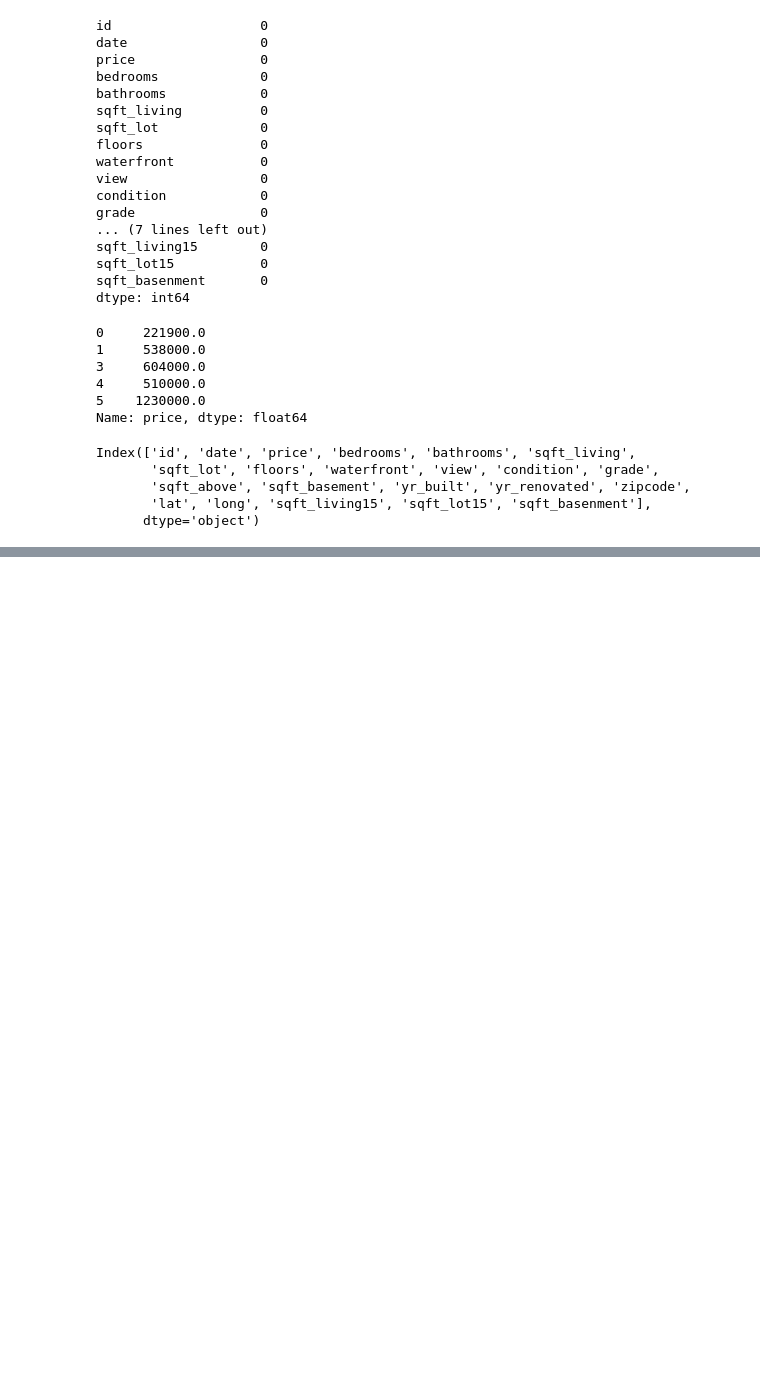
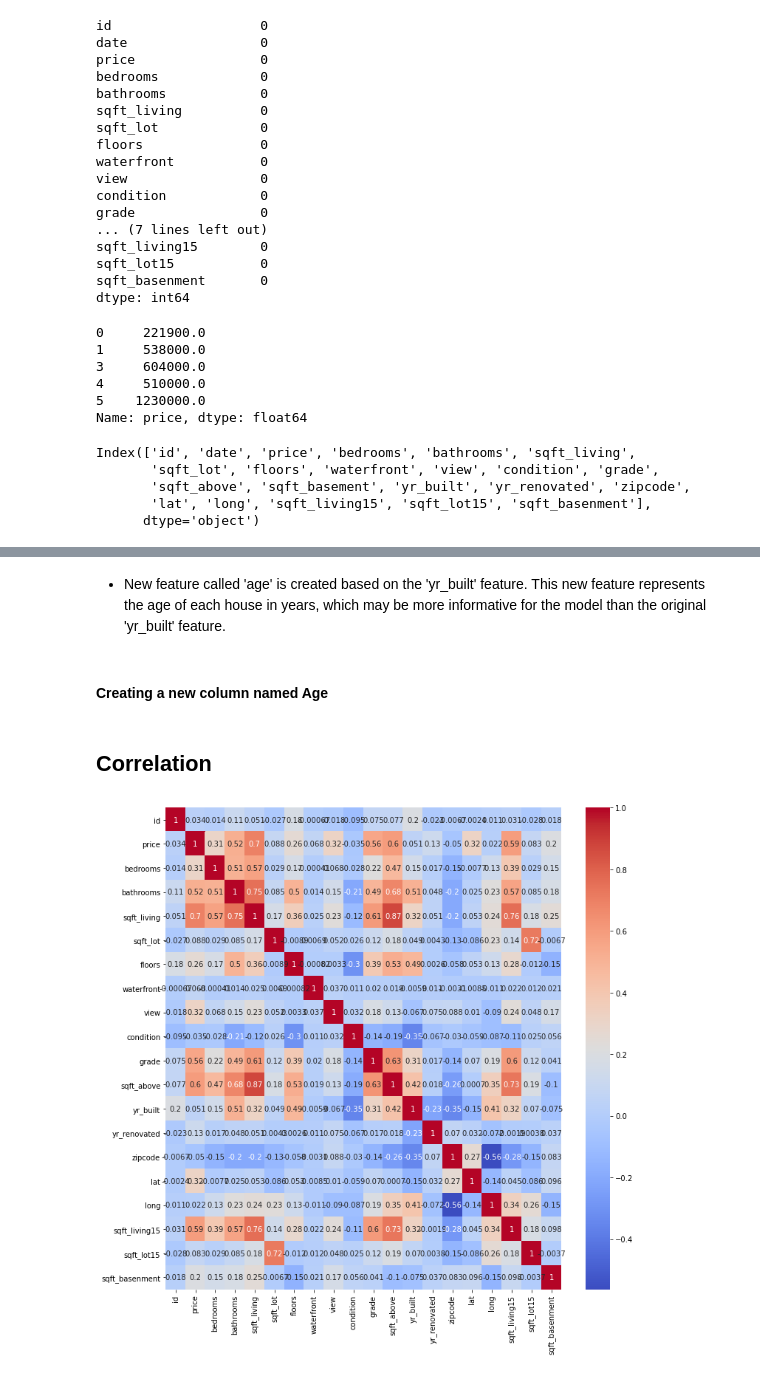
Before and after one commit to Derrick-wekesa/Data-science-phase-2, a Jupyter notebook: student1.ipynb, the cells around one changed output, grey strips where cells are left out. Saved outputs shown, nothing was run; the diff lists cells and outputs as text; code cells hidden in the pictures; blank space fills up the shorter version.

```diff
--- a/student1.ipynb
+++ b/student1.ipynb
@@ -229,0 +294,18 @@ Index(['id', 'date', 'price', 'bedrooms', 'bathrooms', 'sqft_living',
+# %%
+# create a new feature based on the year of construction
+df['age'] = 2023 - df['yr_built']
+# %% [markdown]
+- New feature called 'age' is created based on the 'yr_built' feature. This new feature represents the age of each house in years, which may be more informative for the model than the original 'yr_built' feature.
+# %% [markdown]
+#### Creating a new column named Age
+# %% [markdown]
+## Correlation
+# %%
+#heatmap to visualize the correlation between the features and the target variable:
+
+corr = df.corr()
+fig, ax = plt.subplots(figsize=(12,12))   # Set the figure size to 12 inches by 12 inches
+sns.heatmap(corr, cmap="coolwarm", annot=True)
+plt.show()
+# %% [output]
+[figure, added]
```
Also changed, not shown: parts of 24 cells of this notebook.
